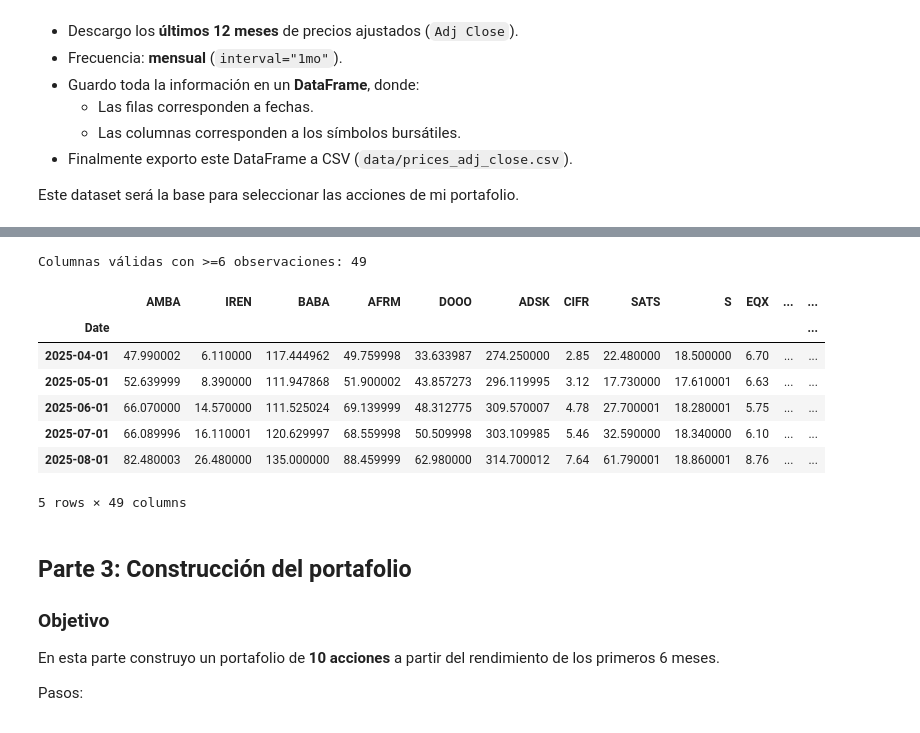
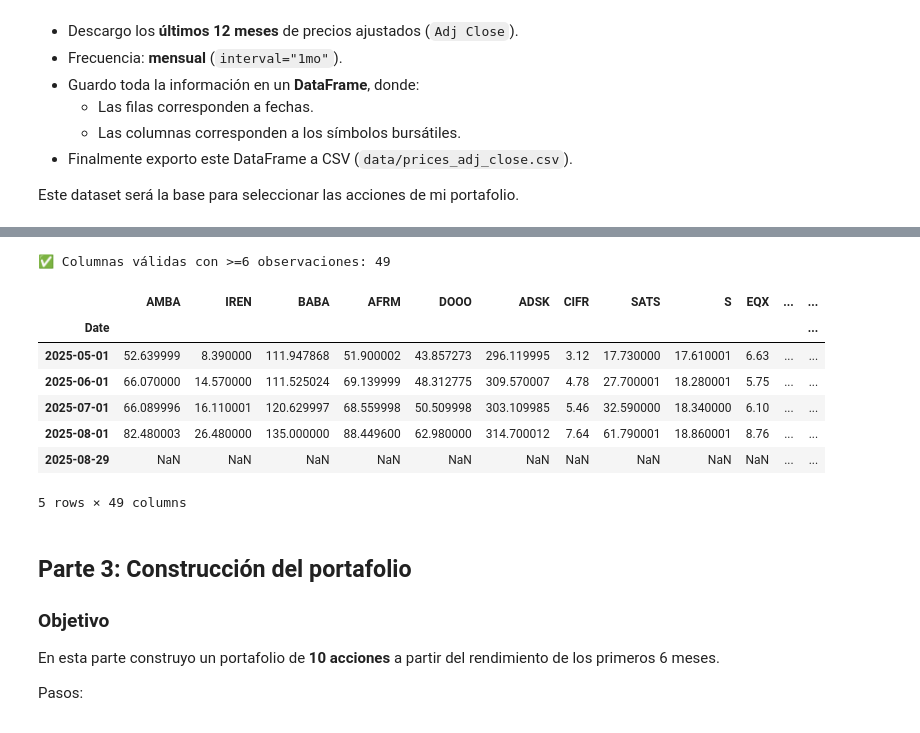
Before and after one commit to bmperaltillap-wq/web_scrapping, a Jupyter notebook: code/web_scraping_yahoo.ipynb, the cells around one changed output, grey strips where cells are left out. Cells and saved outputs as stored; diff of their text form; code cells hidden in the pictures.

```diff
--- a/code/web_scraping_yahoo.ipynb
+++ b/code/web_scraping_yahoo.ipynb
@@ -495,21 +422,35 @@ Descargando: ['KGC', 'FSM', 'BF-B', 'BTU', 'HP', 'WPM', 'UPWK', 'EMN', 'SNDK', '
 # %%
+# --- Validación de precios descargados ---
 # Verifico que tenga fechas (índice) y columnas por ticker.
-# Filtro a los que tienen al menos 6 puntos (para el cálculo de 6 meses).
+# Me quedo solo con los tickers que tengan al menos 6 puntos (≥6 meses de data).
 
-prices = pd.read_csv("data/prices_adj_close.csv", parse_dates=["Date"]).set_index("Date").sort_index()
+import pandas as pd
+from pathlib import Path
+
+OUTDIR = Path(r"C:\Users\bianq\Documents\web_scrapping\output")
+
+# Leo el archivo guardado en la celda anterior
+prices = (
+    pd.read_csv(OUTDIR / "prices_adj_close.csv", parse_dates=["Date"])
+      .set_index("Date")
+      .sort_index()
+)
+
+# Selecciono solo los tickers con >=6 observaciones
 valid_cols = prices.columns[prices.notna().sum() >= 6]
 prices = prices[valid_cols]
-print(f"Columnas válidas con >=6 observaciones: {len(valid_cols)}")
+
+print(f"✅ Columnas válidas con >=6 observaciones: {len(valid_cols)}")
 prices.tail()
 # %% [output]
-Columnas válidas con >=6 observaciones: 49
+✅ Columnas válidas con >=6 observaciones: 49
 |  | AMBA | IREN | BABA | AFRM | DOOO | ADSK | CIFR | SATS | S | EQX | ... | ... |
 | Date |  |  |  |  |  |  |  |  |  |  |  | ... |
-| 2025-04-01 | 47.990002 | 6.110000 | 117.444962 | 49.759998 | 33.633987 | 274.250000 | 2.85 | 22.480000 | 18.500000 | 6.70 | ... | ... |
 | 2025-05-01 | 52.639999 | 8.390000 | 111.947868 | 51.900002 | 43.857273 | 296.119995 | 3.12 | 17.730000 | 17.610001 | 6.63 | ... | ... |
 | 2025-06-01 | 66.070000 | 14.570000 | 111.525024 | 69.139999 | 48.312775 | 309.570007 | 4.78 | 27.700001 | 18.280001 | 5.75 | ... | ... |
 | 2025-07-01 | 66.089996 | 16.110001 | 120.629997 | 68.559998 | 50.509998 | 303.109985 | 5.46 | 32.590000 | 18.340000 | 6.10 | ... | ... |
-| 2025-08-01 | 82.480003 | 26.480000 | 135.000000 | 88.459999 | 62.980000 | 314.700012 | 7.64 | 61.790001 | 18.860001 | 8.76 | ... | ... |
+| 2025-08-01 | 82.480003 | 26.480000 | 135.000000 | 88.449600 | 62.980000 | 314.700012 | 7.64 | 61.790001 | 18.860001 | 8.76 | ... | ... |
+| 2025-08-29 | NaN | NaN | NaN | NaN | NaN | NaN | NaN | NaN | NaN | NaN | ... | ... |
 5 rows × 49 columns
 # %% [markdown]
 ## Parte 3: Construcción del portafolio
```
Also changed, not shown: parts of 10 cells of this notebook, 8 other files.
